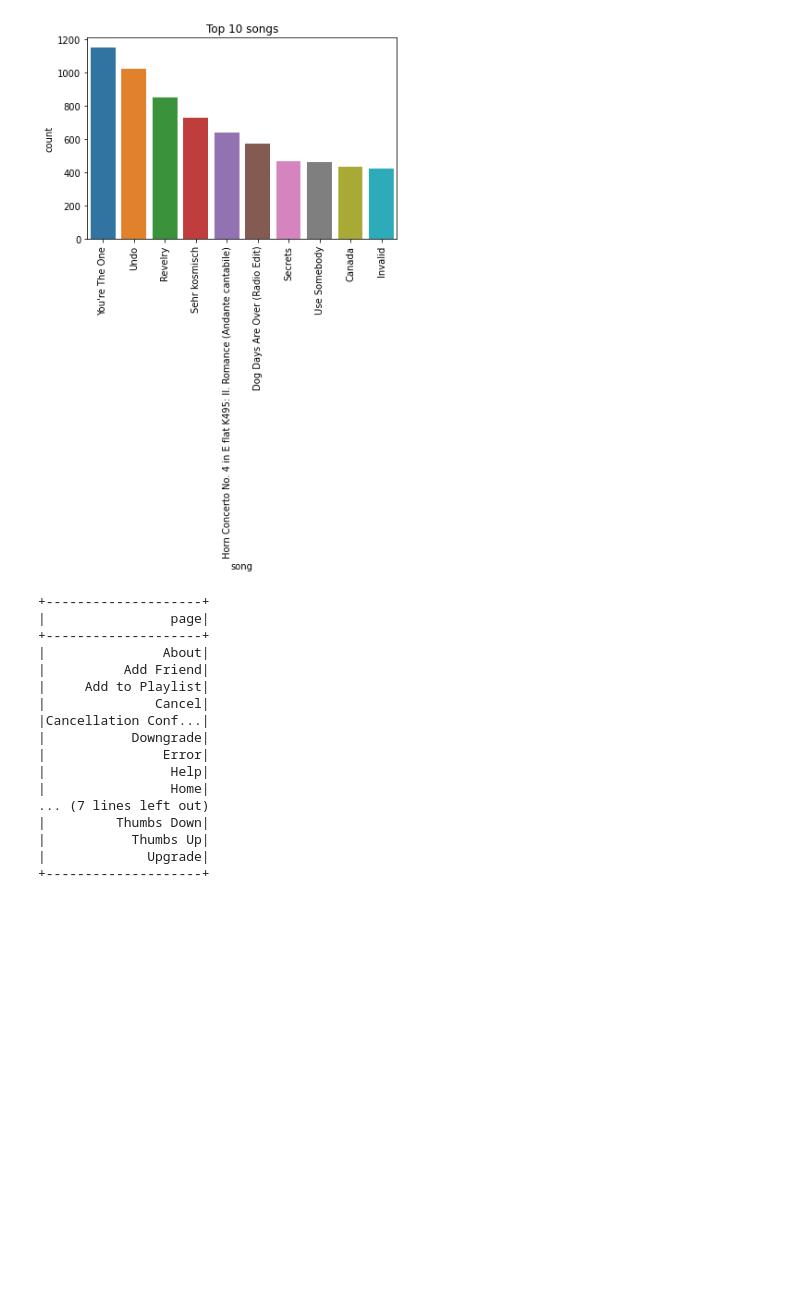
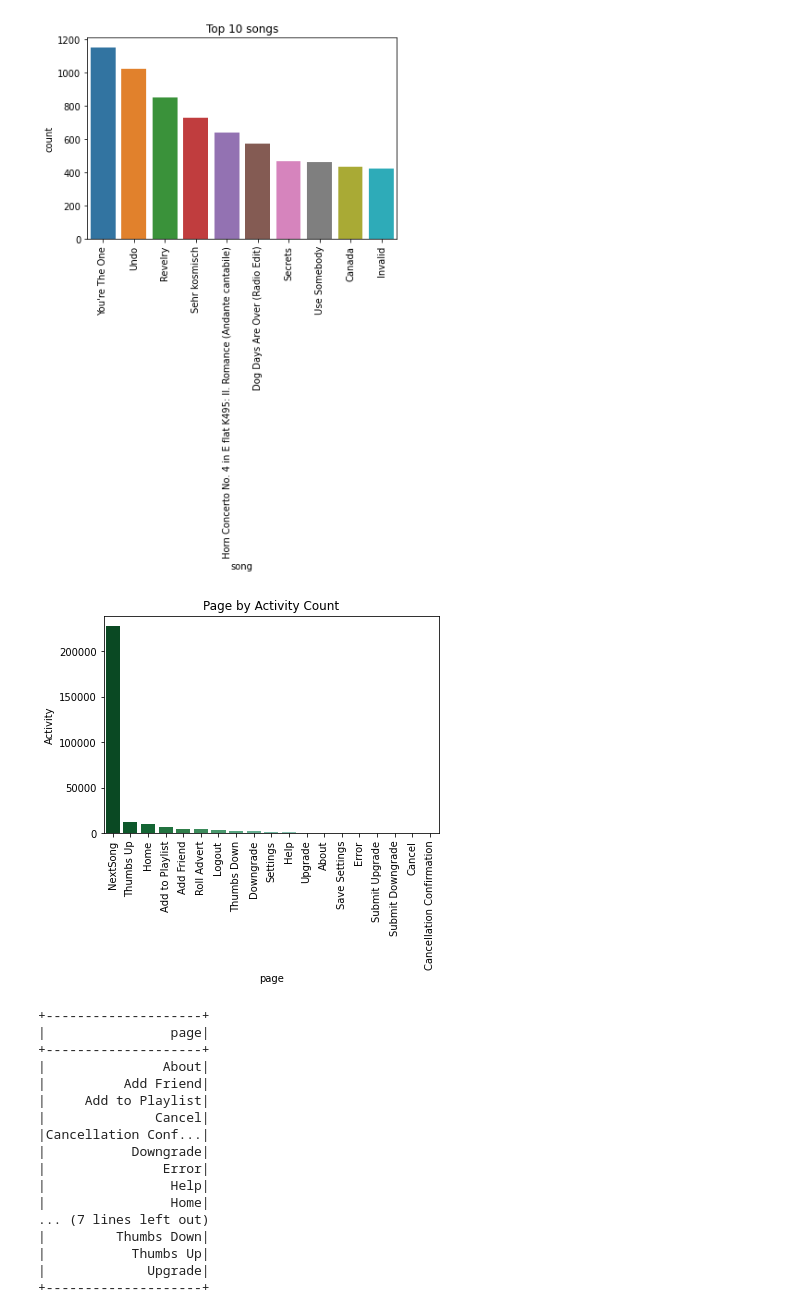
Before and after one commit to ShreeraamGit/Sparkify_customer_churn_project, a Jupyter notebook: sparkly_churn_project.ipynb, the cells around one changed output. Saved outputs shown, nothing was run; the diff lists cells and outputs as text; code cells hidden in the pictures; blank space fills up the shorter version.

```diff
--- a/sparkly_churn_project.ipynb
+++ b/sparkly_churn_project.ipynb
@@ -325,6 +321,18 @@ most_played_artist(df)
 most_played_song(df)
 # %% [output]
 [figure]
+# %%
+activity = df.select('page')\
+.groupBy('page')\
+.agg({'page': 'count'})\
+.sort(desc('count(page)')).withColumnRenamed('count(page)', 'Activity')\
+.toPandas()
+
+sns.barplot('page', 'Activity', data= activity, palette = 'BuGn_r')
+plt.title('Page by Activity Count')
+plt.xticks(rotation = 90);
+# %% [output]
+[figure, added]
 # %%
 churn_flag = udf(lambda x: 1 if x == 'Cancellation Confirmation' else 0, IntegerType())
 df = df.withColumn('isChurn', churn_flag('page'))
```
Also changed, not shown: parts of 29 cells of this notebook.
